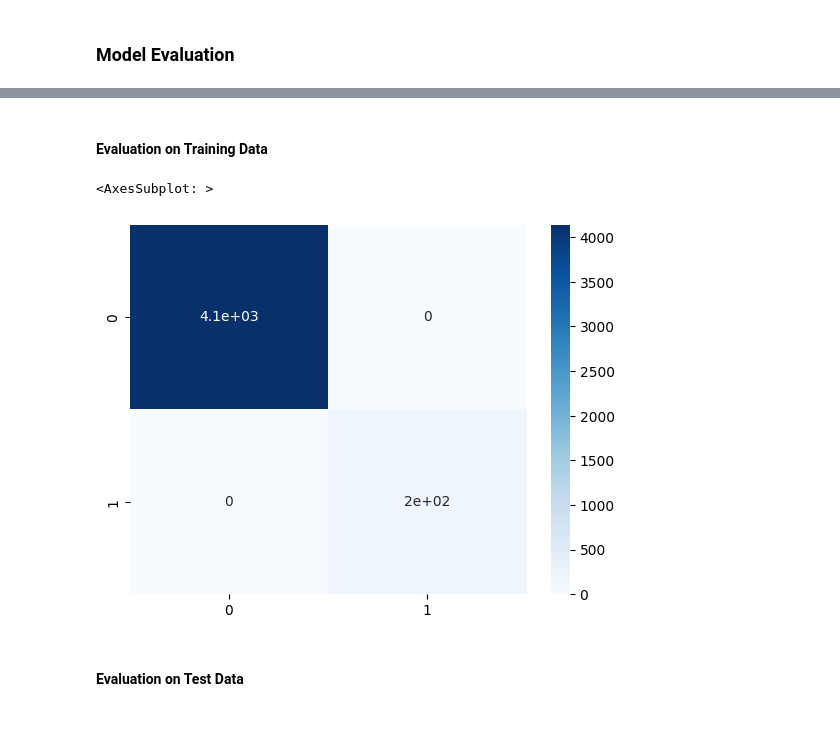
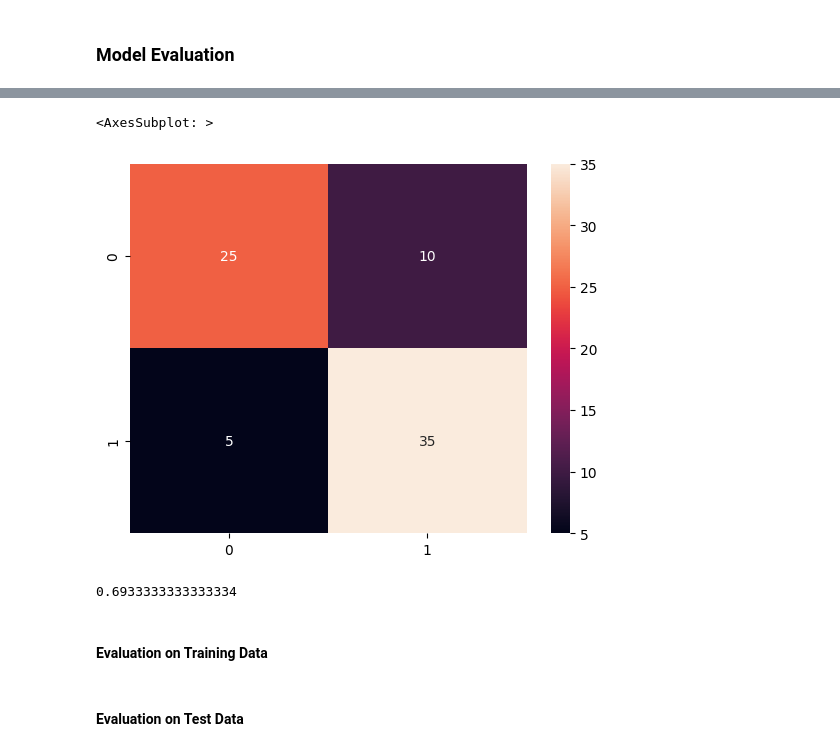
Before and after one commit to Tylikestocode/Machine-Learning, a Jupyter notebook: Stroke_Prediction/StrokePrediction.ipynb, the cells around one changed output, grey strips where cells are left out. Drawn from its saved outputs; the diff is of its cells as text; code cells hidden in the pictures; blank space fills up the shorter version.

```diff
--- a/Stroke_Prediction/StrokePrediction.ipynb
+++ b/Stroke_Prediction/StrokePrediction.ipynb
@@ -170,2 +178,15 @@ from sklearn.metrics import accuracy_score
+# %%
+test_conf = confusion_matrix(y_true=y_test, y_pred=test_pred)
+sns.heatmap(test_conf, annot=True)
+# %% [output]
+<AxesSubplot: >
+[figure, added]
+# %%
+kfold = KFold(n_splits=3, random_state=32, shuffle=True)
+
+test_acc = cross_val_score(model, X_test, y_test, cv=kfold)
+print(np.mean(test_acc))
+# %% [output]
+0.6933333333333334
 # %% [markdown]
 #### Evaluation on Training Data
@@ -177,6 +192,0 @@ test_pred = RFC.predict(X_test)
-# %%
-train_conf_matrix = confusion_matrix(y_true=y_train, y_pred=train_pred)
-sns.heatmap(train_conf_matrix, annot=True, cmap='Blues')
-# %% [output]
-<AxesSubplot: >
-[figure, removed]
```
Also changed, not shown: parts of 15 cells of this notebook.
